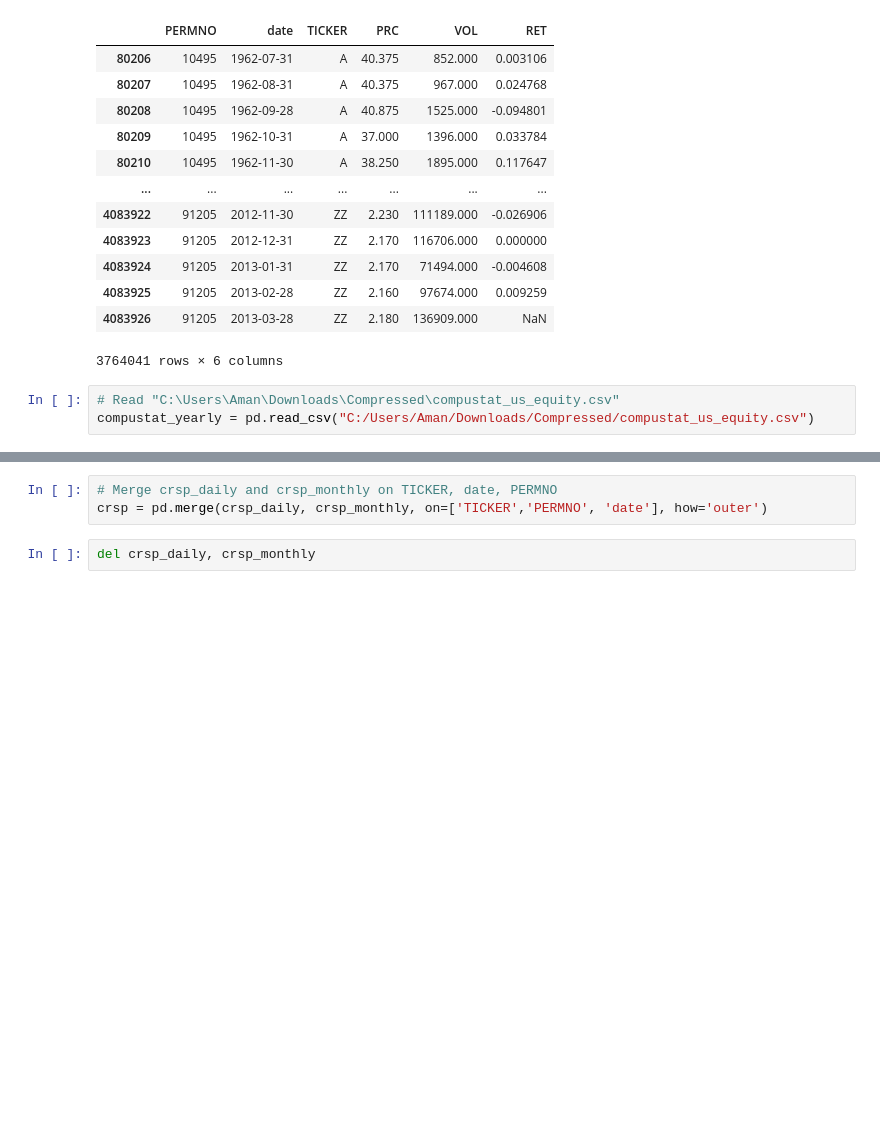
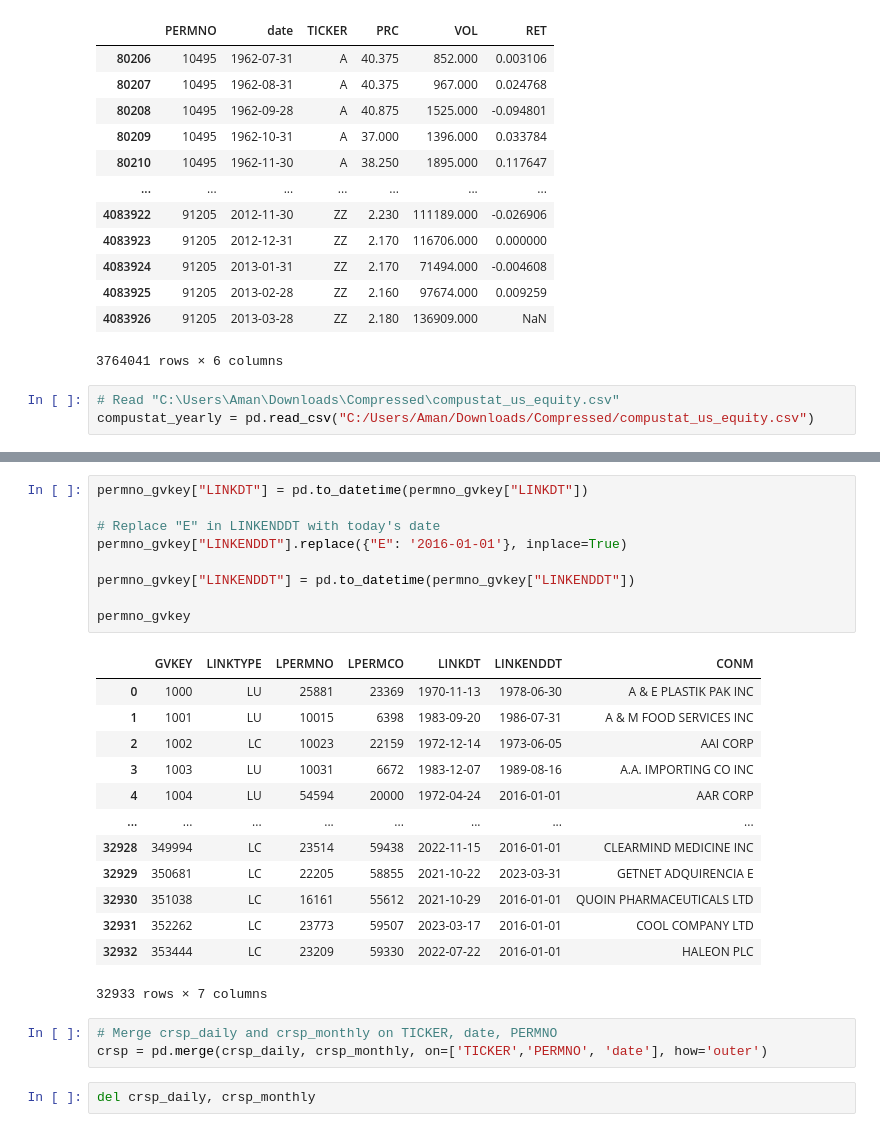
Before and after one commit to alanwake47/FINM-35000-Topics-in-Econ, a Jupyter notebook: hw4/HW4_G2.ipynb, the cells around one changed output, grey strips where cells are left out. Drawn from its saved outputs; the diff is of its cells as text; blank space fills up the shorter version.

```diff
--- a/hw4/HW4_G2.ipynb
+++ b/hw4/HW4_G2.ipynb
@@ -158,3 +178,26 @@ compustat_yearly
+# %%
+permno_gvkey["LINKDT"] = pd.to_datetime(permno_gvkey["LINKDT"])
+
+# Replace "E" in LINKENDDT with today's date
+permno_gvkey["LINKENDDT"].replace({"E": '2016-01-01'}, inplace=True)
+
+permno_gvkey["LINKENDDT"] = pd.to_datetime(permno_gvkey["LINKENDDT"])
+
+permno_gvkey
+# %% [output]
+|  | GVKEY | LINKTYPE | LPERMNO | LPERMCO | LINKDT | LINKENDDT | CONM |
+| 0 | 1000 | LU | 25881 | 23369 | 1970-11-13 | 1978-06-30 | A & E PLASTIK PAK INC |
+| 1 | 1001 | LU | 10015 | 6398 | 1983-09-20 | 1986-07-31 | A & M FOOD SERVICES INC |
+| 2 | 1002 | LC | 10023 | 22159 | 1972-12-14 | 1973-06-05 | AAI CORP |
+| 3 | 1003 | LU | 10031 | 6672 | 1983-12-07 | 1989-08-16 | A.A. IMPORTING CO INC |
+| 4 | 1004 | LU | 54594 | 20000 | 1972-04-24 | 2016-01-01 | AAR CORP |
+| ... | ... | ... | ... | ... | ... | ... | ... |
+| 32928 | 349994 | LC | 23514 | 59438 | 2022-11-15 | 2016-01-01 | CLEARMIND MEDICINE INC |
+| 32929 | 350681 | LC | 22205 | 58855 | 2021-10-22 | 2023-03-31 | GETNET ADQUIRENCIA E |
+| 32930 | 351038 | LC | 16161 | 55612 | 2021-10-29 | 2016-01-01 | QUOIN PHARMACEUTICALS LTD |
+| 32931 | 352262 | LC | 23773 | 59507 | 2023-03-17 | 2016-01-01 | COOL COMPANY LTD |
+| 32932 | 353444 | LC | 23209 | 59330 | 2022-07-22 | 2016-01-01 | HALEON PLC |
+32933 rows × 7 columns
 # %%
 # Merge crsp_daily and crsp_monthly on TICKER, date, PERMNO
 crsp = pd.merge(crsp_daily, crsp_monthly, on=['TICKER','PERMNO', 'date'], how='outer')
```
Also changed, not shown: parts of 18 cells of this notebook, 1 other file.
